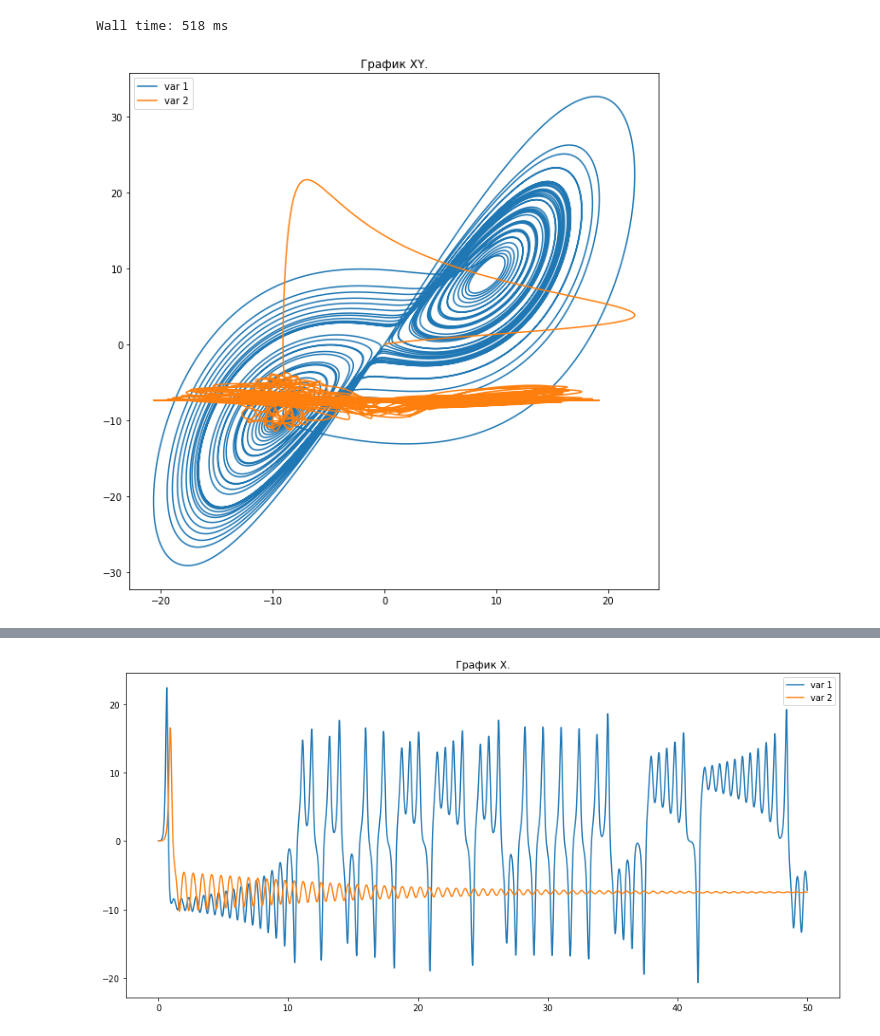
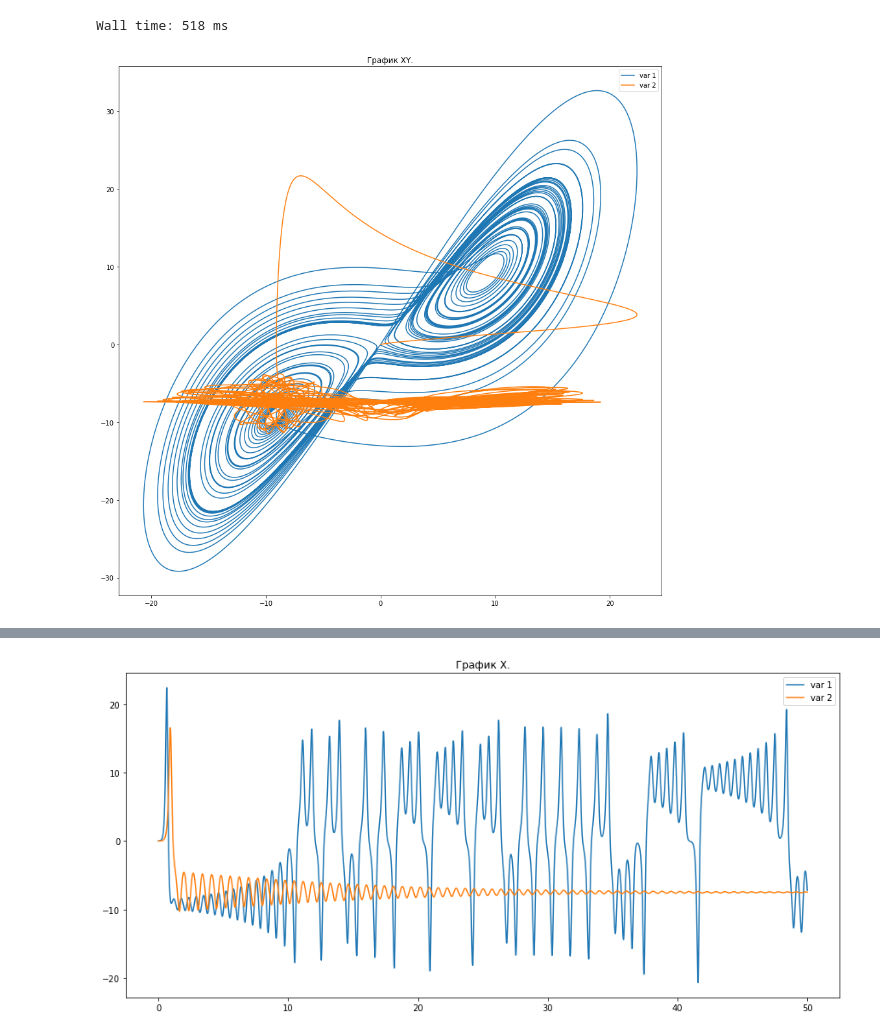
Before and after one commit to paantya/exoplanet-2017, a Jupyter notebook: sok_orb.ipynb, the cells around one changed output, grey strips where cells are left out. Saved outputs shown, nothing was run; the diff lists cells and outputs as text; code cells hidden in the pictures.

```diff
--- a/sok_orb.ipynb
+++ b/sok_orb.ipynb
@@ -73,12 +73,12 @@ result2 = odeint(fun, date0, t, args=(sigm,b,r))
 # %% [output]
 Wall time: 518 ms
 # %%
-plt.figure(figsize=(10,10))
+plt.figure(figsize=(15,15))
 
 plt.title('График XY.'.format())
 plt.plot([i[0] for i in result1] ,[i[1] for i in result1], label="var 1");
 plt.plot([i[0] for i in result1] ,[i[1] for i in result2], label="var 2",);
 plt.legend(('var 1', 'var 2'));
 # %% [output]
-[figure, old version]
+[figure, new version]
 # %%
```
Also changed, not shown: parts of 2 cells of this notebook.
